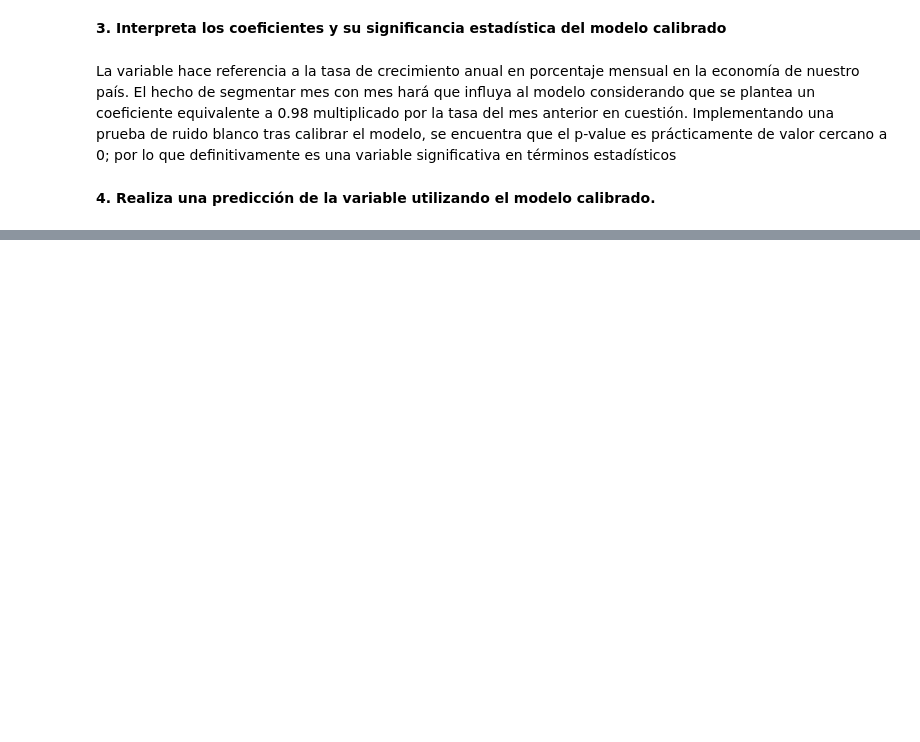
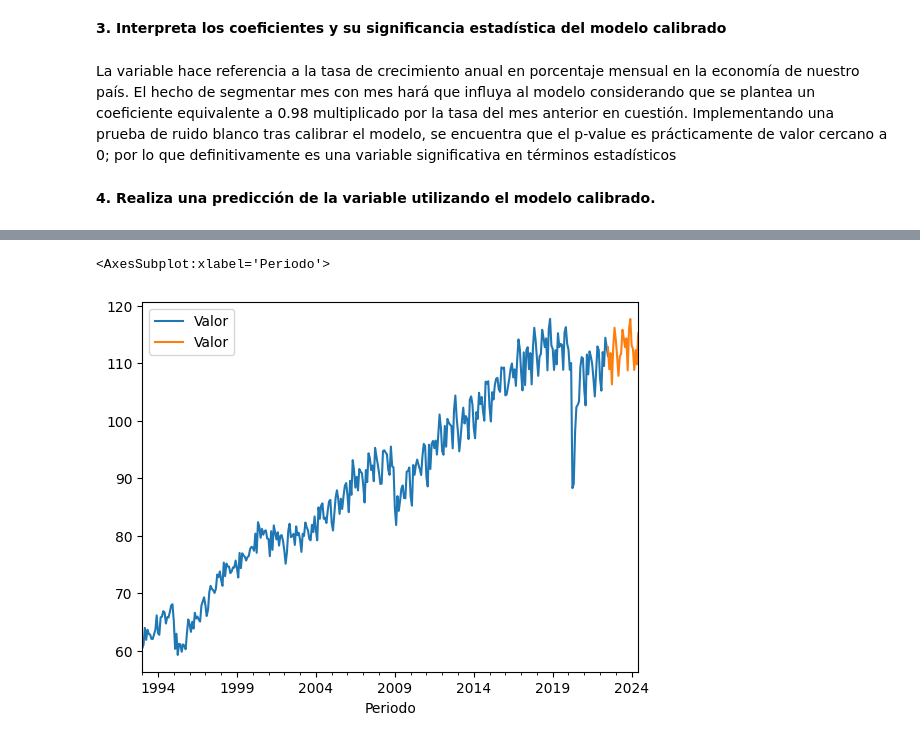
Before and after one commit to alexlohe25/IA_II, a Jupyter notebook: mod_5/arima-sarima.ipynb, the cells around one changed output, grey strips where cells are left out. Drawn from its saved outputs; the diff is of its cells as text; code cells hidden in the pictures; blank space fills up the shorter version.

```diff
--- a/mod_5/arima-sarima.ipynb
+++ b/mod_5/arima-sarima.ipynb
@@ -227,0 +228,11 @@ plt.show()
+# %%
+
+dfForecast = pd.DataFrame(sarima_model.forecast(24))
+dfForecast = np.exp(dfForecast).reset_index(drop=True)
+dfForecast['Valor'] = df_Stationality["Valor"].tail(50).reset_index(drop=True)
+dfForecast['Forecast'] = pd.DataFrame(dfForecast['predicted_mean']+dfForecast['Valor'])
+
+dfForecast['Periodo'] = pd.date_range(start='2022-07-01', periods=24, freq='M')
+dfForecast['Periodo'] = pd.to_datetime(dfForecast['Periodo'])
+
+dfForecast
@@ -227,0 +257,6 @@ plt.show()
+# %%
+ax  = df.plot('Periodo', 'Valor')
+dfForecast.plot('Periodo', 'Valor', ax = ax)
+# %% [output]
+<AxesSubplot:xlabel='Periodo'>
+[figure, added]
```
Also changed, not shown: parts of 8 cells of this notebook, 4 other files.
